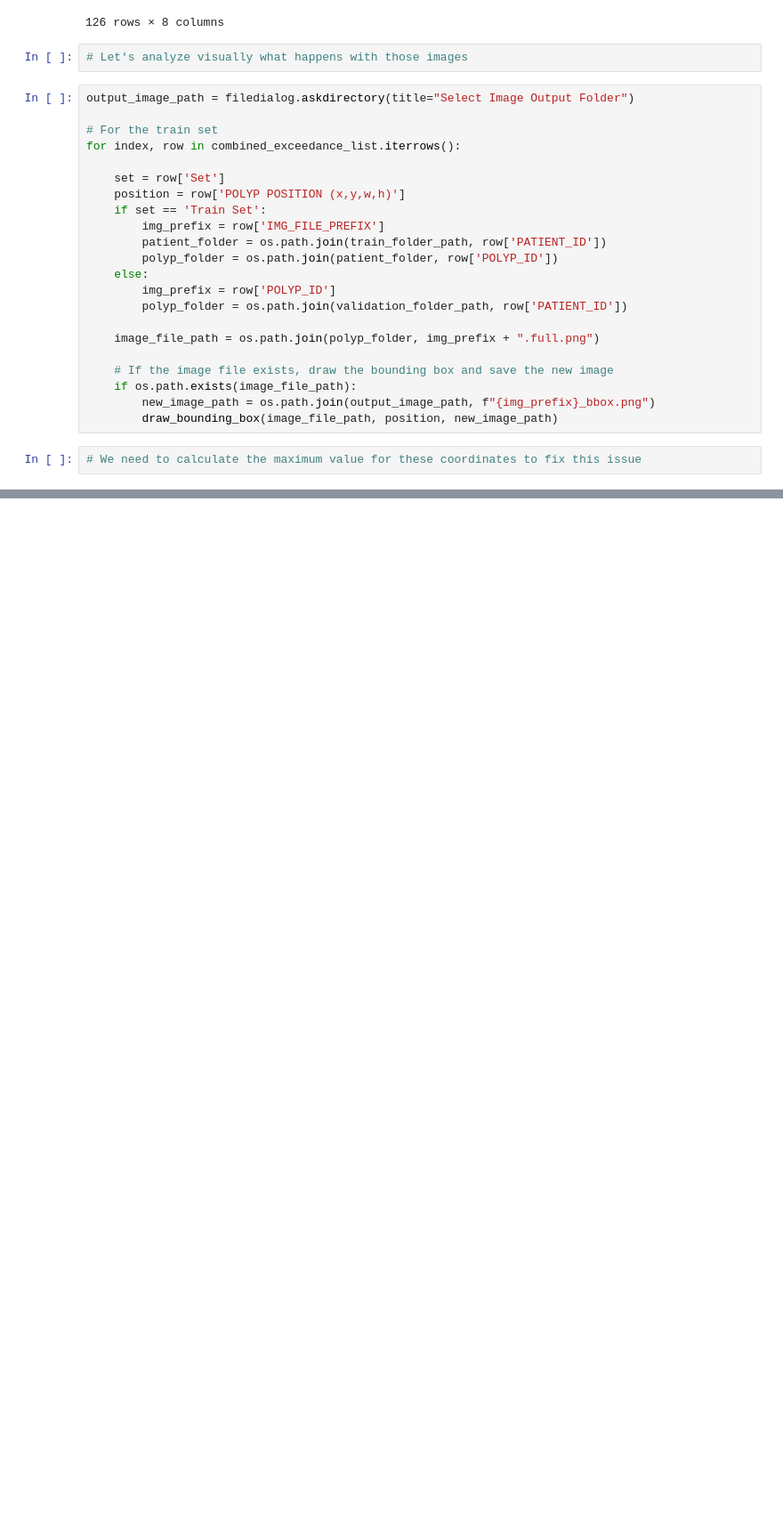
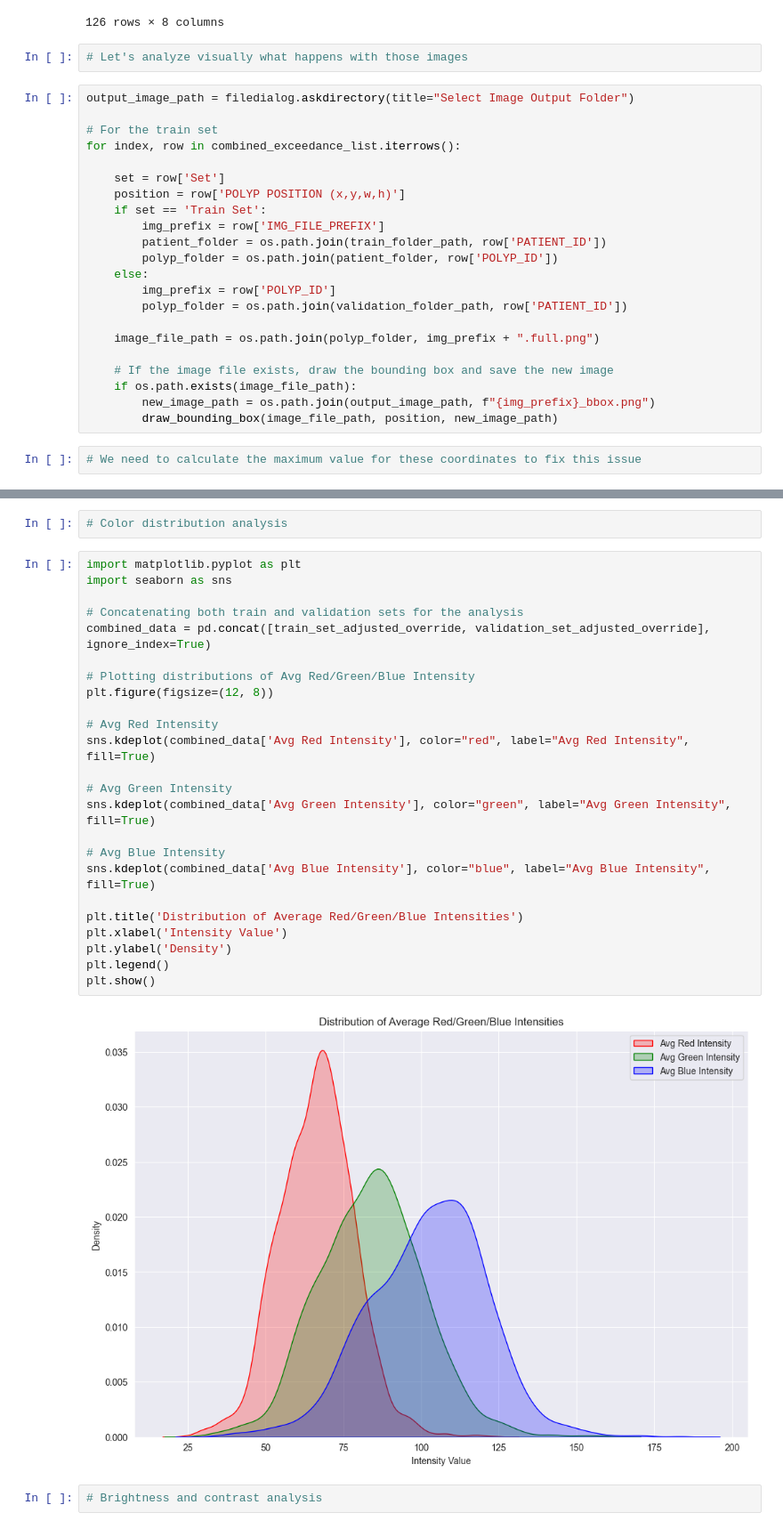
Before and after one commit to irconde/polyp-db-analysis, a Jupyter notebook: polar-database-analysis.ipynb, the cells around one changed output, grey strips where cells are left out. Shown: that part at 89% size. Saved outputs shown, nothing was run; the diff lists cells and outputs as text; blank space fills up the shorter version.

Commit message:
Additional analysis

```diff
--- a/polar-database-analysis.ipynb
+++ b/polar-database-analysis.ipynb
@@ -967,0 +1041,30 @@ combined_exceedance_list
+# %%
+# Color distribution analysis
+# %%
+import matplotlib.pyplot as plt
+import seaborn as sns
+
+# Concatenating both train and validation sets for the analysis
+combined_data = pd.concat([train_set_adjusted_override, validation_set_adjusted_override], ignore_index=True)
+
+# Plotting distributions of Avg Red/Green/Blue Intensity
+plt.figure(figsize=(12, 8))
+
+# Avg Red Intensity
+sns.kdeplot(combined_data['Avg Red Intensity'], color="red", label="Avg Red Intensity", fill=True)
+
+# Avg Green Intensity
+sns.kdeplot(combined_data['Avg Green Intensity'], color="green", label="Avg Green Intensity", fill=True)
+
+# Avg Blue Intensity
+sns.kdeplot(combined_data['Avg Blue Intensity'], color="blue", label="Avg Blue Intensity", fill=True)
+
+plt.title('Distribution of Average Red/Green/Blue Intensities')
+plt.xlabel('Intensity Value')
+plt.ylabel('Density')
+plt.legend()
+plt.show()
+# %% [output]
+[figure, added]
+# %%
+# Brightness and contrast analysis
```
Also changed, not shown: parts of 15 cells of this notebook.
